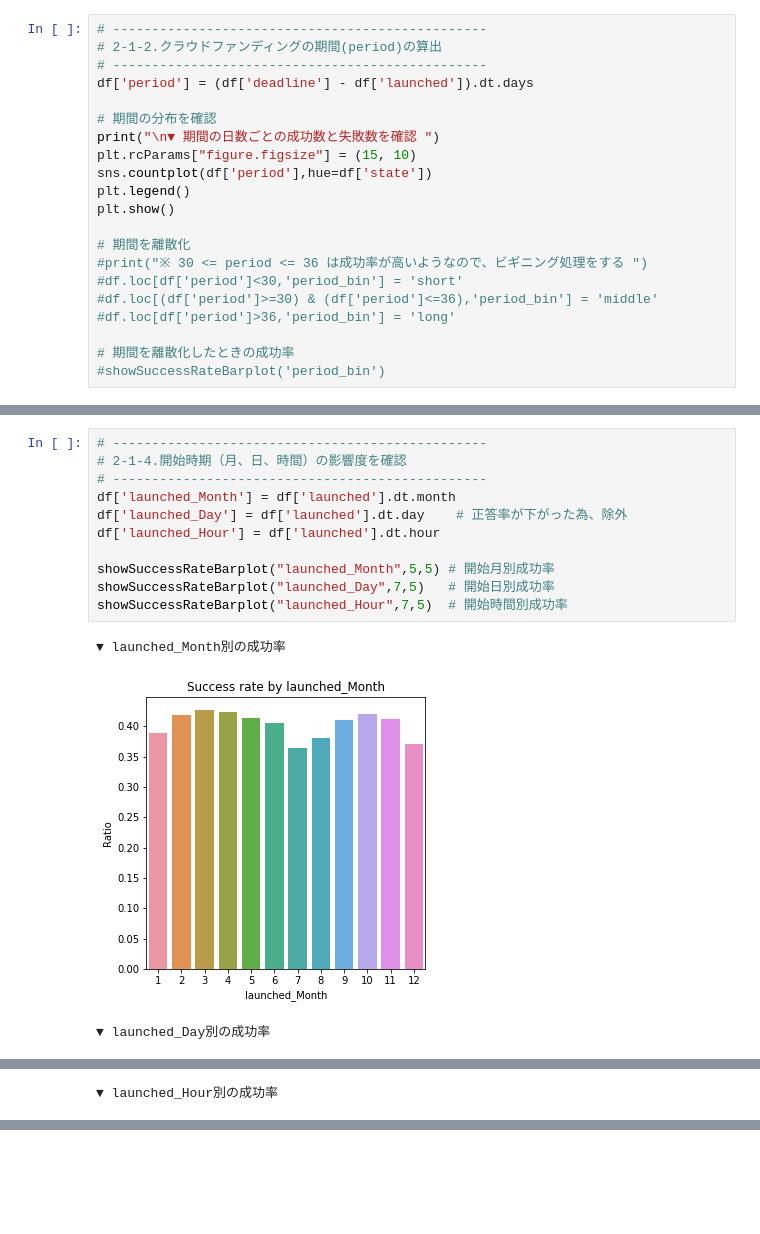
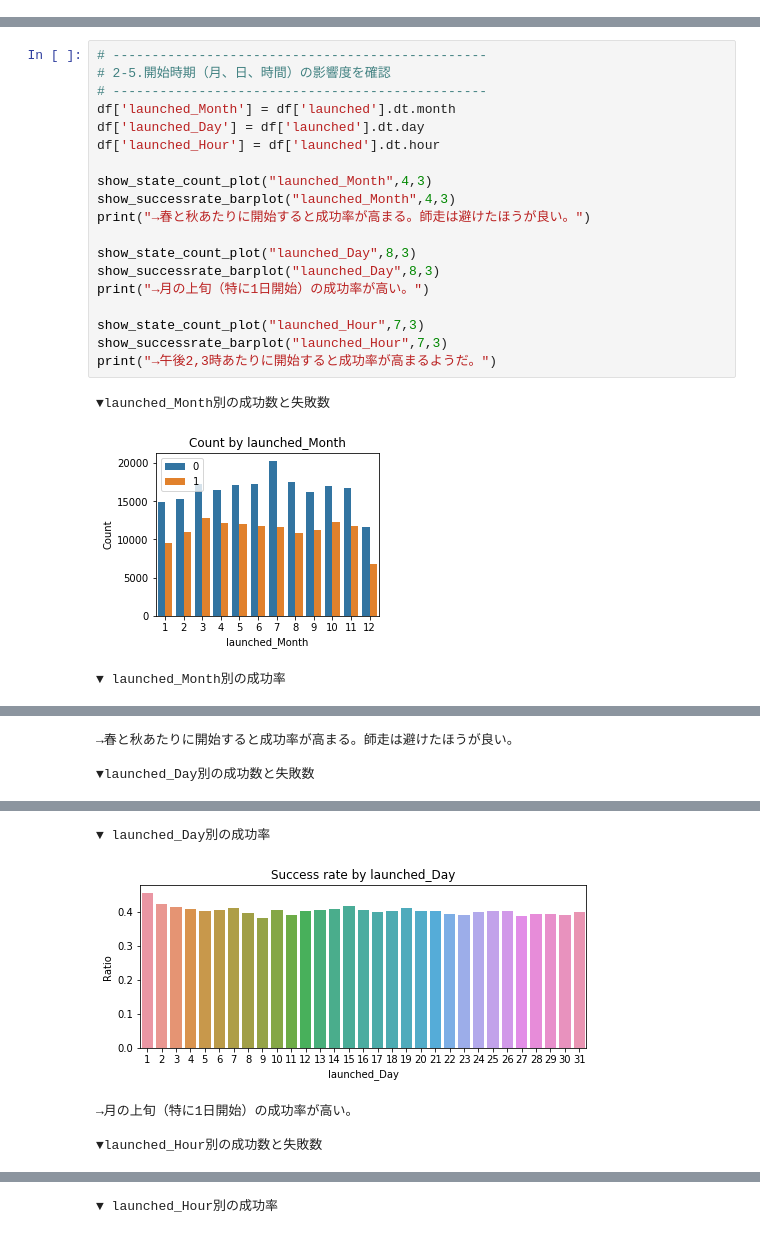
Before and after one commit to arsma12/skillupAI, a Jupyter notebook: Day1_work_長谷川雅代.ipynb, the cells around one changed output, grey strips where cells are left out. Saved outputs shown, nothing was run; the diff lists cells and outputs as text; blank space fills up the shorter version.

```diff
--- a/Day1_work_長谷川雅代.ipynb
+++ b/Day1_work_長谷川雅代.ipynb
@@ -129,21 +174,0 @@ Name: state, dtype: int64
-# %%
-# ------------------------------------------------
-# 2-1-2.クラウドファンディングの期間(period)の算出
-# ------------------------------------------------
-df['period'] = (df['deadline'] - df['launched']).dt.days
-
-# 期間の分布を確認
-print("\n▼ 期間の日数ごとの成功数と失敗数を確認 ")
-plt.rcParams["figure.figsize"] = (15, 10)
-sns.countplot(df['period'],hue=df['state'])
-plt.legend()
-plt.show()
-
-# 期間を離散化
-#print("※ 30 <= period <= 36 は成功率が高いようなので、ビギニング処理をする ")
-#df.loc[df['period']<30,'period_bin'] = 'short'
-#df.loc[(df['period']>=30) & (df['period']<=36),'period_bin'] = 'middle'
-#df.loc[df['period']>36,'period_bin'] = 'long'
-
-# 期間を離散化したときの成功率
-#showSuccessRateBarplot('period_bin')
@@ -182,15 +224,23 @@ plt.show()
 # %%
 # ------------------------------------------------
-# 2-1-4.開始時期（月、日、時間）の影響度を確認
+# 2-5.開始時期（月、日、時間）の影響度を確認
 # ------------------------------------------------
 df['launched_Month'] = df['launched'].dt.month
-df['launched_Day'] = df['launched'].dt.day    # 正答率が下がった為、除外
+df['launched_Day'] = df['launched'].dt.day
 df['launched_Hour'] = df['launched'].dt.hour
 
-showSuccessRateBarplot("launched_Month",5,5) # 開始月別成功率
-showSuccessRateBarplot("launched_Day",7,5)   # 開始日別成功率
-showSuccessRateBarplot("launched_Hour",7,5)  # 開始時間別成功率
+show_state_count_plot("launched_Month",4,3)
+show_successrate_barplot("launched_Month",4,3)
+print("→春と秋あたりに開始すると成功率が高まる。師走は避けたほうが良い。")
+
+show_state_count_plot("launched_Day",8,3)
+show_successrate_barplot("launched_Day",8,3)
+print("→月の上旬（特に1日開始）の成功率が高い。")
+
+show_state_count_plot("launched_Hour",7,3)
+show_successrate_barplot("launched_Hour",7,3)
+print("→午後2,3時あたりに開始すると成功率が高まるようだ。")
 # %% [output]
-▼ launched_Month別の成功率
+▼launched_Month別の成功数と失敗数
-[figure, old version]
+[figure, new version]
-▼ launched_Day別の成功率
+▼ launched_Month別の成功率
@@ -198 +248,3 @@ showSuccessRateBarplot("launched_Hour",7,5)  # 開始時間別成功率
-▼ launched_Hour別の成功率
+→春と秋あたりに開始すると成功率が高まる。師走は避けたほうが良い。
+
+▼launched_Day別の成功数と失敗数
@@ -199,0 +252,5 @@ showSuccessRateBarplot("launched_Hour",7,5)  # 開始時間別成功率
+▼ launched_Day別の成功率
+[figure, added]
+→月の上旬（特に1日開始）の成功率が高い。
+
+▼launched_Hour別の成功数と失敗数
@@ -199,0 +258 @@ showSuccessRateBarplot("launched_Hour",7,5)  # 開始時間別成功率
+▼ launched_Hour別の成功率
```
Also changed, not shown: parts of 16 cells of this notebook.
